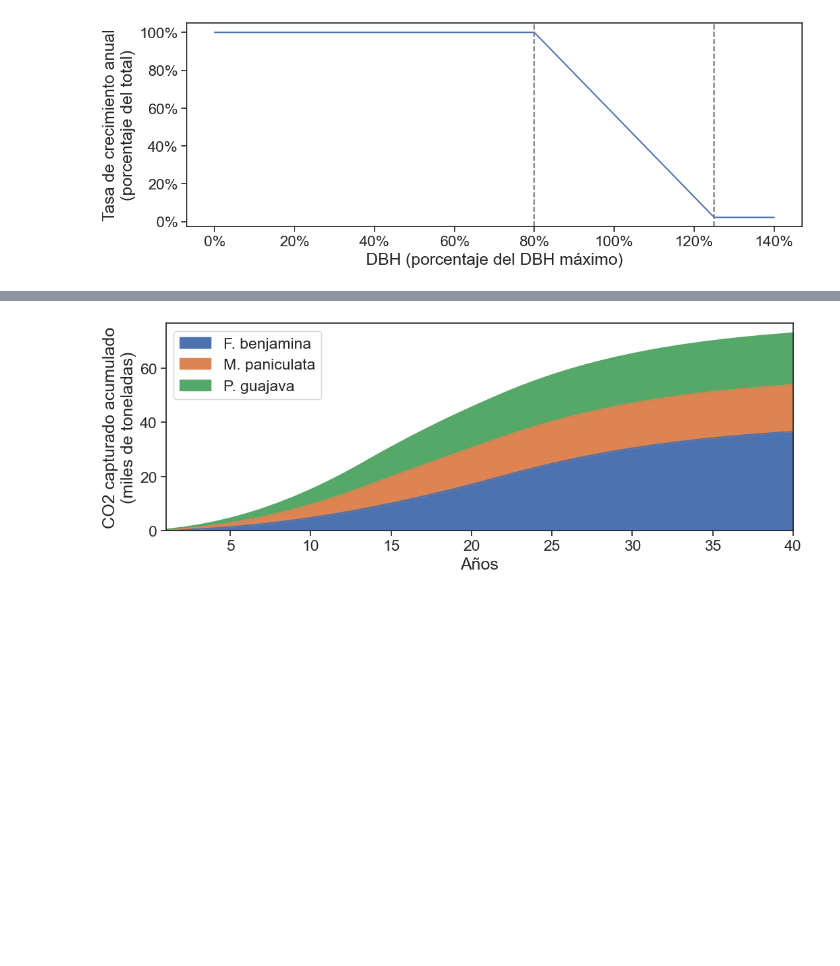
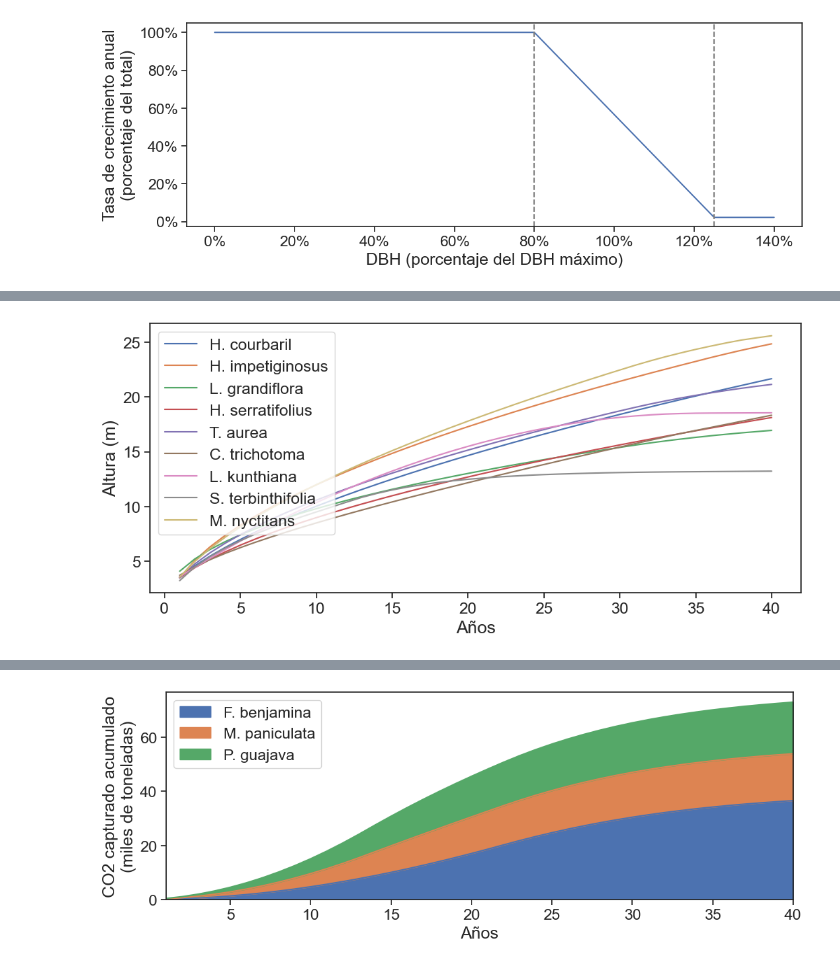
Before and after one commit to RodolfoFigueroa/belo_horizonte, a Jupyter notebook: trees.ipynb, the cells around one changed output, grey strips where cells are left out. Drawn from its saved outputs; the diff is of its cells as text; code cells hidden in the pictures; blank space fills up the shorter version.

```diff
--- a/trees.ipynb
+++ b/trees.ipynb
@@ -13 +14,15 @@ with open("/Users/rodolfofigueroa/Downloads/response_benefit.json") as file:
     data = json.load(file)
+# %%
+NUM_TREES = max(int(k) for k in data["data"]["trees"])
+
+TREE_NAMES = [
+    "H. courbaril",
+    "H. impetiginosus",
+    "L. grandiflora",
+    "H. serratifolius",
+    "T. aurea",
+    "C. trichotoma",
+    "L. kunthiana",
+    "S. terbinthifolia",
+    "M. nyctitans",
+]
@@ -68,0 +96,13 @@ fig.savefig(figure_path / "height_over_time.jpg", dpi=300, bbox_inches="tight")
+# %%
+sns.set_theme(style="ticks", font_scale=1.5)
+fig, ax = plt.subplots(figsize=(12, 5))
+
+for i in range(NUM_TREES):
+    ax.plot(range(1, 41), df_attributes.xs(key=i, level="tree")["height"], label=TREE_NAMES[i])
+
+ax.set_xlabel("Años")
+ax.set_ylabel("Altura (m)")
+ax.legend()
+fig.savefig(figure_path / "height_over_time.jpg", dpi=300, bbox_inches="tight")
+# %% [output]
+[figure, added]
```
Also changed, not shown: parts of 10 cells of this notebook, 1 other file.
